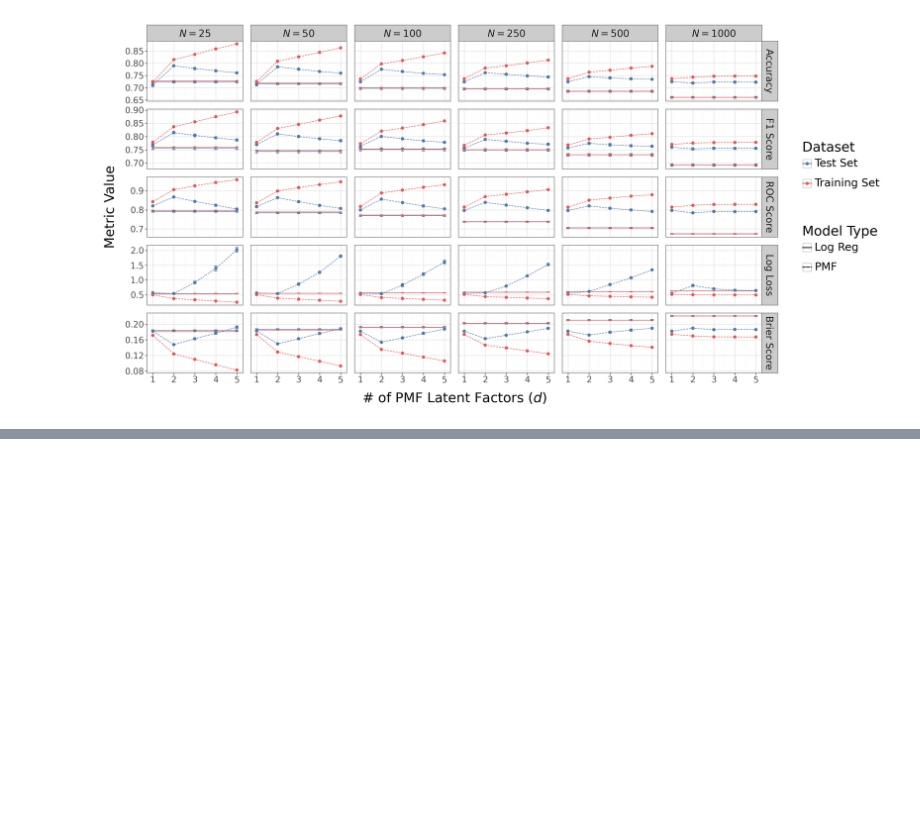
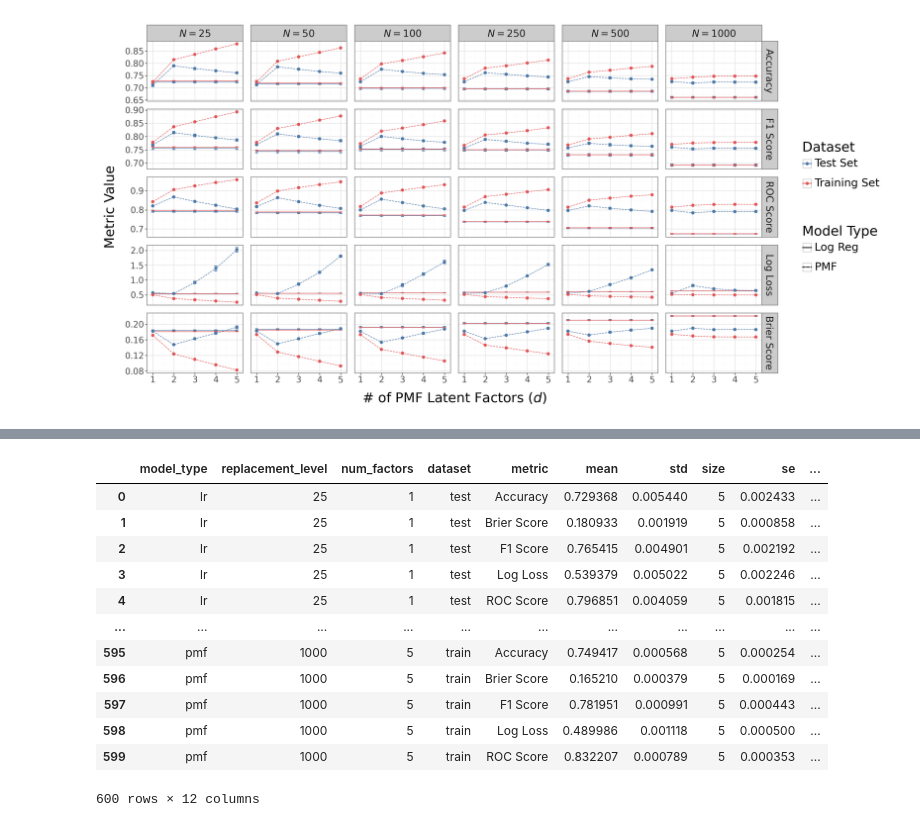
Before and after one commit to baronet2/boulder2vec, a Jupyter notebook: eval.ipynb, the cells around one changed output, grey strips where cells are left out. Cells and saved outputs as stored; diff of their text form; code cells hidden in the pictures; blank space fills up the shorter version.

```diff
--- a/eval.ipynb
+++ b/eval.ipynb
@@ -191,0 +242,17 @@ p
+# %%
+metrics = pd.concat([
+    pd.concat(
+        [
+            results[['model_type', 'replacement_level', 'num_factors', 'fold']],
+            results['train_results'].apply(pd.Series).assign(dataset = "train")
+        ], axis = 1
+    ),
+    pd.concat(
+        [
+            results[['model_type', 'replacement_level', 'num_factors', 'fold']],
+            results['test_results'].apply(pd.Series).assign(dataset = "test")
+        ], axis = 1
+    )
+])
+
+metrics.head()
@@ -191,0 +266,9 @@ p
+# %%
+metrics_long = pd.melt(
+    metrics,
+    id_vars = ['model_type', 'replacement_level', 'num_factors', 'fold', 'dataset'],
+    value_vars = ['Accuracy', 'Log Loss', 'Brier Score', 'F1 Score', 'ROC Score'],
+    var_name = 'metric'
+)
+
+metrics_long
@@ -191,0 +289,30 @@ p
+# %%
+plot_data = (
+    metrics_long
+    .groupby(['model_type', 'replacement_level', 'num_factors', 'dataset', 'metric'])
+    ['value'].agg(['mean', 'std', 'size'])
+    .reset_index()
+    .assign(
+        se = lambda d: d['std'] / d['size'].apply(np.sqrt),
+        mean_err_min = lambda d: d['mean'] - 1.96 * d.se,
+        mean_err_max = lambda d: d['mean'] + 1.96 * d.se,
+        rl = lambda d: pd.Categorical(d['replacement_level']).rename_categories(lambda x: f"$N = {x}$"),
+        metric = lambda d: pd.Categorical(d['metric'], ordered = True, categories = ['Accuracy', 'F1 Score', 'ROC Score', 'Log Loss', 'Brier Score'])
+    )
+)
+
+plot_data
+# %% [output]
+|  | model_type | replacement_level | num_factors | dataset | metric | mean | std | size | se | ... |
+| 0 | lr | 25 | 1 | test | Accuracy | 0.729368 | 0.005440 | 5 | 0.002433 | ... |
+| 1 | lr | 25 | 1 | test | Brier Score | 0.180933 | 0.001919 | 5 | 0.000858 | ... |
+| 2 | lr | 25 | 1 | test | F1 Score | 0.765415 | 0.004901 | 5 | 0.002192 | ... |
+| 3 | lr | 25 | 1 | test | Log Loss | 0.539379 | 0.005022 | 5 | 0.002246 | ... |
+| 4 | lr | 25 | 1 | test | ROC Score | 0.796851 | 0.004059 | 5 | 0.001815 | ... |
+| ... | ... | ... | ... | ... | ... | ... | ... | ... | ... | ... |
+| 595 | pmf | 1000 | 5 | train | Accuracy | 0.749417 | 0.000568 | 5 | 0.000254 | ... |
+| 596 | pmf | 1000 | 5 | train | Brier Score | 0.165210 | 0.000379 | 5 | 0.000169 | ... |
+| 597 | pmf | 1000 | 5 | train | F1 Score | 0.781951 | 0.000991 | 5 | 0.000443 | ... |
+| 598 | pmf | 1000 | 5 | train | Log Loss | 0.489986 | 0.001118 | 5 | 0.000500 | ... |
+| 599 | pmf | 1000 | 5 | train | ROC Score | 0.832207 | 0.000789 | 5 | 0.000353 | ... |
+600 rows × 12 columns
```
Also changed, not shown: parts of 7 cells of this notebook.
